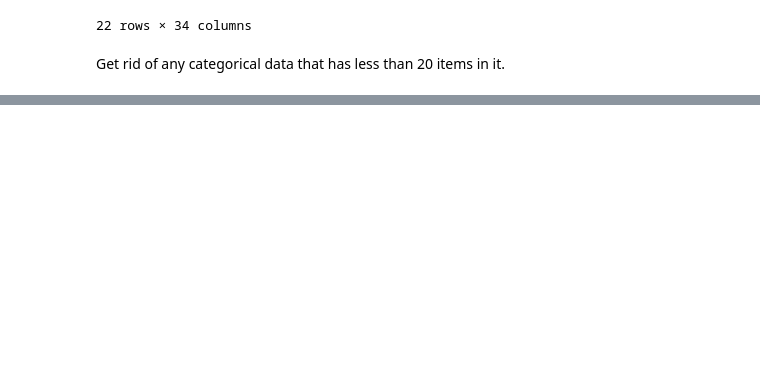
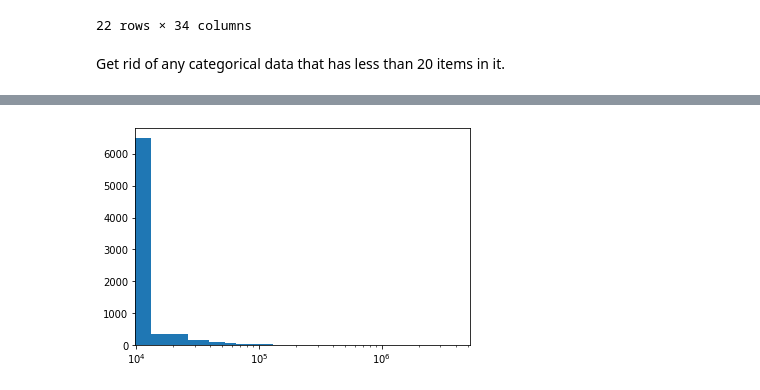
Before and after one commit to peterschnatz/BritePrice, a Jupyter notebook: RightPrice_EDA.ipynb, the cells around one changed output, grey strips where cells are left out. Cells and saved outputs as stored; diff of their text form; code cells hidden in the pictures; blank space fills up the shorter version.

```diff
--- a/RightPrice_EDA.ipynb
+++ b/RightPrice_EDA.ipynb
@@ -324,0 +389,5 @@ waitlist_available
+# %%
+plt.hist(event_df.created_to_publish,bins=300)
+plt.xscale('log')
+# %% [output]
+[figure, added]
```
Also changed, not shown: parts of 19 cells of this notebook, 1 other file.
